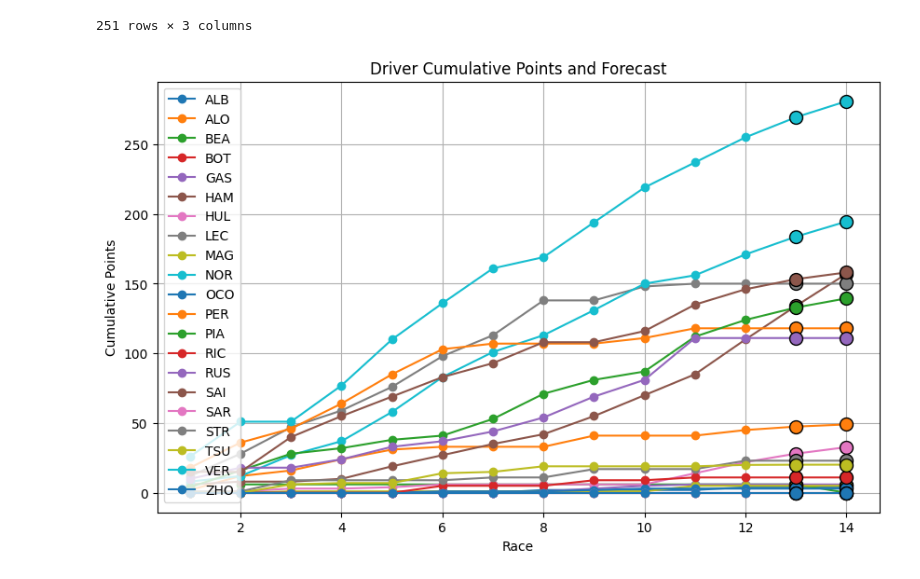
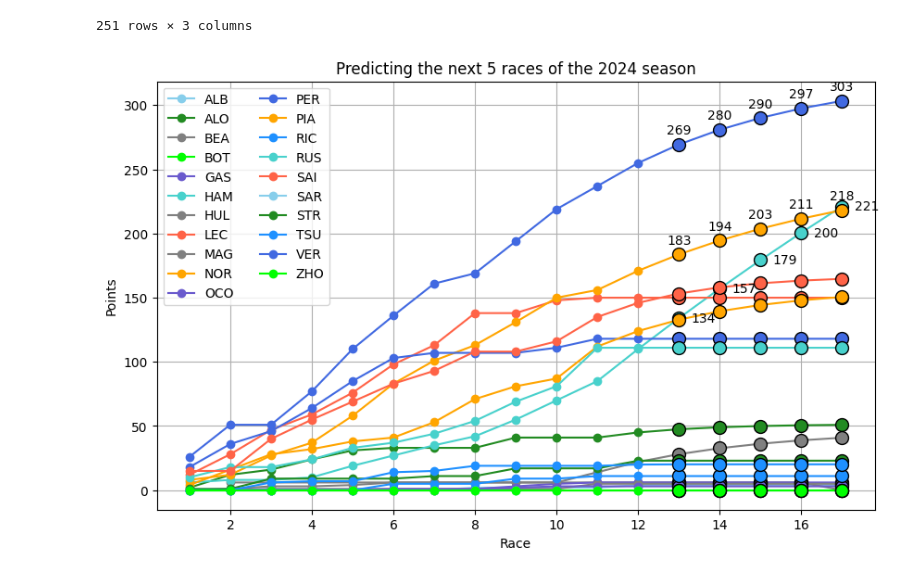
Before and after one commit to 911AstalusAdrian/MS3-FPM, a Jupyter notebook: Experimental Report/forecasting_driver_standings.ipynb, the cells around one changed output. Drawn from its saved outputs; the diff is of its cells as text; code cells hidden in the pictures.

Commit message:
Improve forecast visualizations

```diff
--- a/Experimental Report/forecasting_driver_standings.ipynb
+++ b/Experimental Report/forecasting_driver_standings.ipynb
@@ -85,49 +85,81 @@ for driver_id in points_ts.columns:
     model_fit = model.fit()
 
     # Forecast for the next 2 races
-    forecasts[driver_id] = model_fit.forecast(steps=2)
+    forecasts[driver_id] = model_fit.forecast(steps=5)
 
 # Combine forecasts into a DataFrame
 forecast_df = pd.DataFrame(forecasts)
 forecast_df.drop(index=forecast_df.index[0], axis=0, inplace=True)
 
 
-forecast_df.index = range(points_ts.index[-1] + 1, points_ts.index[-1] + 3)
+forecast_df.index = range(points_ts.index[-1] + 1, points_ts.index[-1] + 6)
 forecast_df = forecast_df.fillna(0)  # Handle missing forecasts
 
 
 final_points = pd.concat([points_ts, forecast_df], axis=0)
 final_points
 
+drivers_to_highlight = ['VER', 'NOR', 'HAM']
+driver_colors = {
+    'VER': 'royalblue',
+    'PER': 'royalblue',
+    'PIA': 'orange',
+    'NOR': 'orange',
+    'HAM': 'mediumturquoise',
+    'RUS': 'mediumturquoise',
+    'LEC': 'tomato',
+    'SAI': 'tomato',
+    'ALO': 'forestgreen',
+    'STR': 'forestgreen',
+    'GAS': 'slateblue',
+    'OCO': 'slateblue',
+    'RIC': 'dodgerblue',
+    'TSU': 'dodgerblue',
+    'ZHO': 'lime',
+    'BOT': 'lime',
+    'MAG': 'grey',
+    'BEA': 'grey',
+    'HUL': 'grey',
+    'ALB': 'skyblue',
+    'SAR': 'skyblue'
+}
 # Plot cumulative points for each driver
 plt.figure(figsize=(10, 6))
-# for driver_id in final_points.columns:
-#     plt.plot(final_points.index, final_points[driver_id], label=f'Driver {driver_id}')
 
-
-
-line_colors = {}
 
 # Plot each driver's cumulative points
 for driver in final_points.columns:
-    line, = plt.plot(final_points.index, final_points[driver], marker='o', label=driver)
-    line_colors[driver] = line.get_color()  # Save the color of the line
+    line, = plt.plot(final_points.index, final_points[driver], marker='o', label=driver, color=driver_colors[driver])
 
 # Highlight the last two races
 last_two_races = final_points.iloc[-2:]  # Get the last two rows
-for raceId in last_two_races.index:
+for raceId in forecast_df.index:
     for driver in final_points.columns:
         plt.scatter(
-            raceId, last_two_races.loc[raceId, driver],
-            color=line_colors[driver],  # Use the same color as the line
+            raceId, forecast_df.loc[raceId, driver],
+            color=driver_colors[driver],  # Use the same color as the line
             edgecolor='black', s=100, zorder=5
         )
+        if driver in drivers_to_highlight:
+            if driver == 'HAM':
+                plt.text(
+                raceId + 0.3, forecast_df.loc[raceId, driver] ,  # Offset text slightly above the point
+                f"{int(forecast_df.loc[raceId, driver])}",
+                color='black', fontsize=10, va='center'
+            )
+
+            else:
+                plt.text(
+                raceId, forecast_df.loc[raceId, driver] + 8,  # Offset text slightly above the point
+                f"{int(forecast_df.loc[raceId, driver])}",
+                color='black', fontsize=10, ha='center'
+            )
 
 plt.xlabel("Race")
-plt.ylabel("Cumulative Points")
-plt.title("Driver Cumulative Points and Forecast")
-plt.legend()
+plt.ylabel("Points")
+plt.title("Predicting the next 5 races of the 2024 season")
+plt.legend(loc='upper left', ncols=2)
 plt.grid()
 plt.show()
 # %% [output]
-[figure, old version]
+[figure, new version]
```
